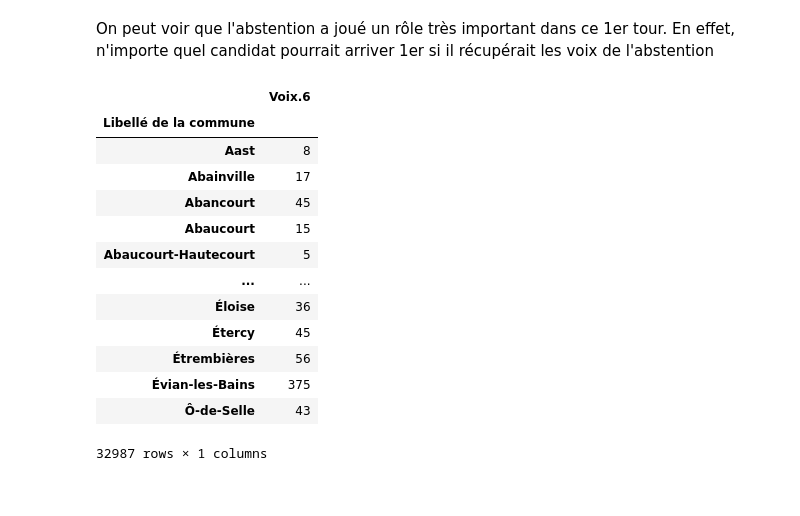
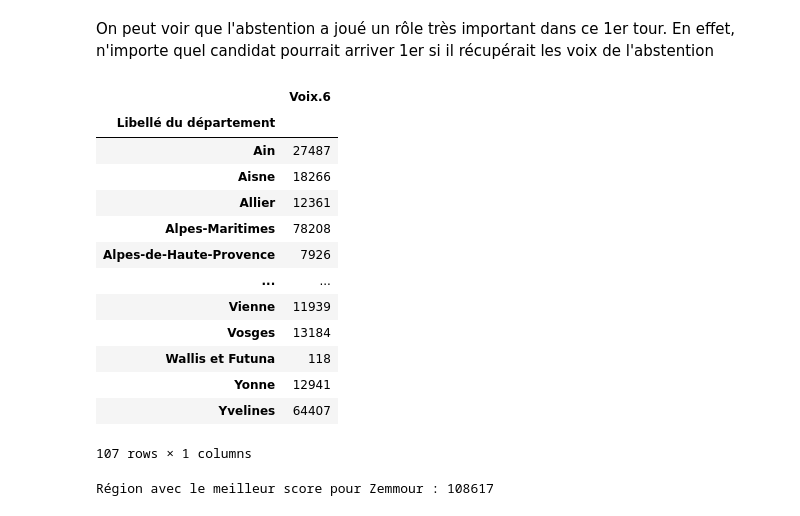
Before and after one commit to BaderEK/AnalyseDeDonnees, a Jupyter notebook: Groupe 2/Groupe 2/rendu.ipynb, the cells around one changed output. Cells and saved outputs as stored; diff of their text form; code cells hidden in the pictures.

```diff
--- a/Groupe 2/Groupe 2/rendu.ipynb
+++ b/Groupe 2/Groupe 2/rendu.ipynb
@@ -106,20 +106,24 @@ plt.show()
 On peut voir que l'abstention a joué un rôle très important dans ce 1er tour.
 En effet, n'importe quel candidat pourrait arriver 1er si il récupérait les voix de l'abstention
 # %%
-dftemp = pd.pivot_table(data = df, index = 'Libellé de la commune', values = 'Voix.6', aggfunc = 'sum')
-dftemp
+df_ZE_dep = pd.pivot_table(data = df, index = 'Libellé du département', values = 'Voix.6', aggfunc = 'sum')
+df_ZE_dep
 # %% [output]
 |  | Voix.6 |
-| Libellé de la commune |  |
-| Aast | 8 |
-| Abainville | 17 |
-| Abancourt | 45 |
-| Abaucourt | 15 |
-| Abaucourt-Hautecourt | 5 |
+| Libellé du département |  |
+| Ain | 27487 |
+| Aisne | 18266 |
+| Allier | 12361 |
+| Alpes-Maritimes | 78208 |
+| Alpes-de-Haute-Provence | 7926 |
 | ... | ... |
-| Éloise | 36 |
-| Étercy | 45 |
-| Étrembières | 56 |
-| Évian-les-Bains | 375 |
-| Ô-de-Selle | 43 |
+| Vienne | 11939 |
+| Vosges | 13184 |
+| Wallis et Futuna | 118 |
+| Yonne | 12941 |
+| Yvelines | 64407 |
-32987 rows × 1 columns
+107 rows × 1 columns
+# %%
+print('Région avec le meilleur score pour Zemmour :', np.max(df_ZE_dep['Voix.6']))
+# %% [output]
+Région avec le meilleur score pour Zemmour : 108617
```
